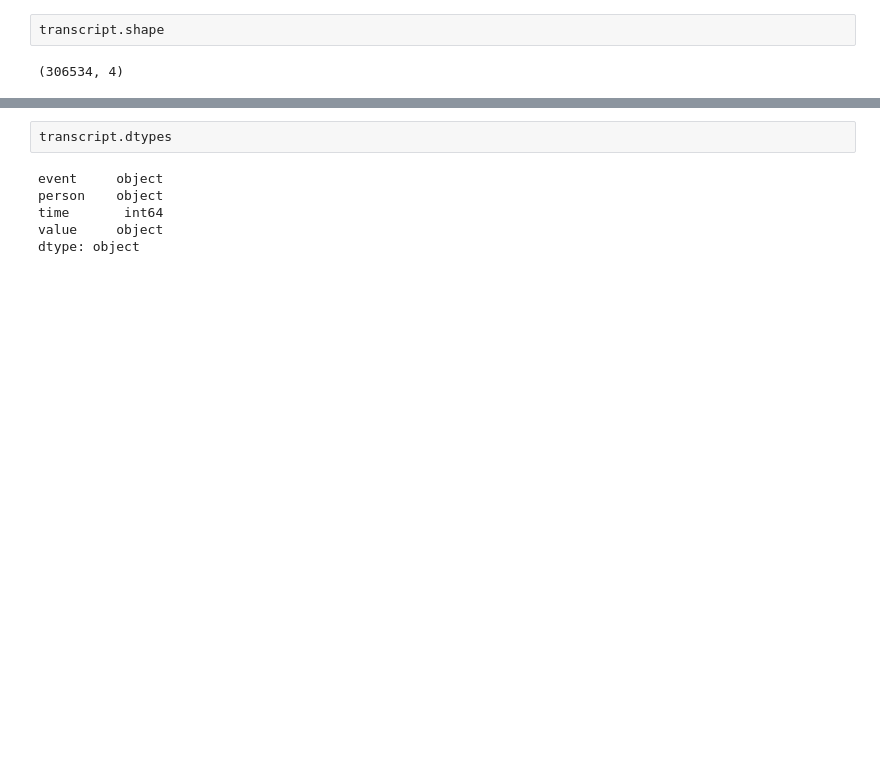
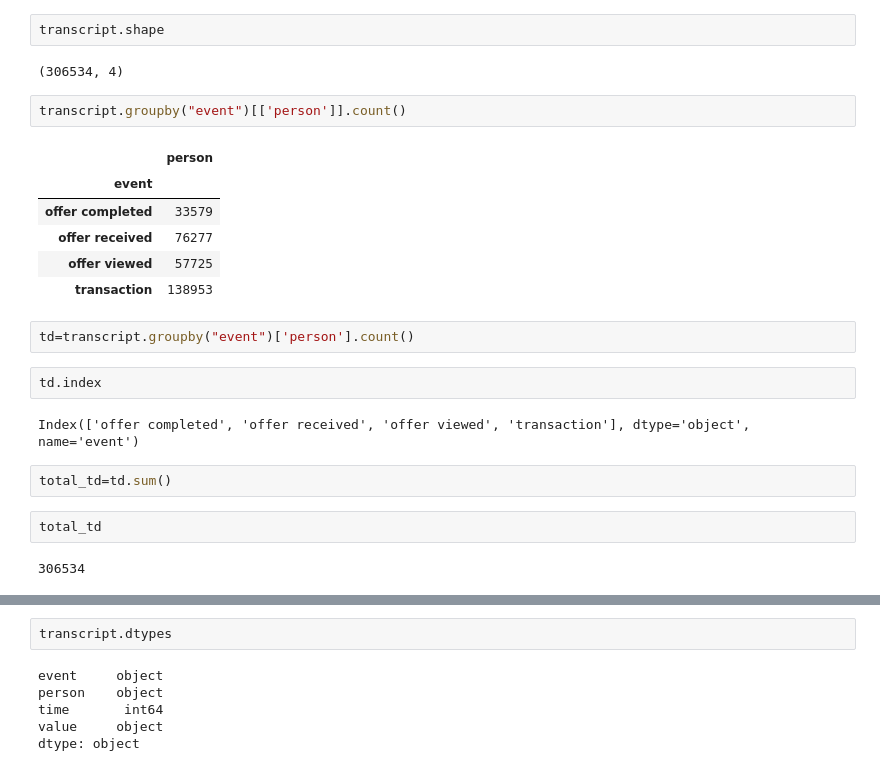
Before and after one commit to live2pro/starbucks, a Jupyter notebook: 00_Starbucks_Capstone_notebook_Cleaning.ipynb, the cells around one changed output, grey strips where cells are left out. Drawn from its saved outputs; the diff is of its cells as text; blank space fills up the shorter version.

```diff
--- a/00_Starbucks_Capstone_notebook_Cleaning.ipynb
+++ b/00_Starbucks_Capstone_notebook_Cleaning.ipynb
@@ -369,3 +389,24 @@ transcript.head()
 transcript.shape
 # %% [output]
 (306534, 4)
+# %%
+transcript.groupby("event")[['person']].count()
+# %% [output]
+|  | person |
+| event |  |
+| offer completed | 33579 |
+| offer received | 76277 |
+| offer viewed | 57725 |
+| transaction | 138953 |
+# %%
+td=transcript.groupby("event")['person'].count()
+# %%
+td.index
+# %% [output]
+Index(['offer completed', 'offer received', 'offer viewed', 'transaction'], dtype='object', name='event')
+# %%
+total_td=td.sum()
+# %%
+total_td
+# %% [output]
+306534
```
Also changed, not shown: parts of 22 cells of this notebook, 9 other files.
